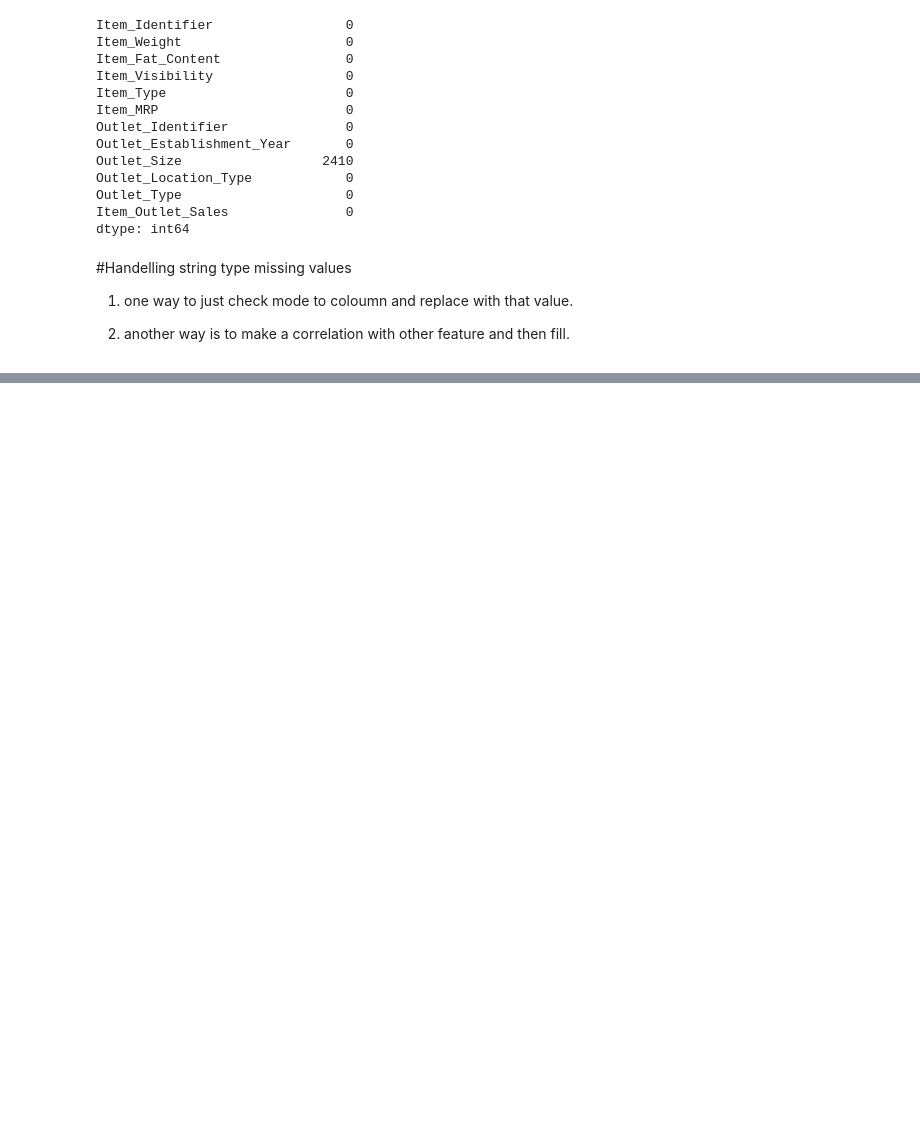
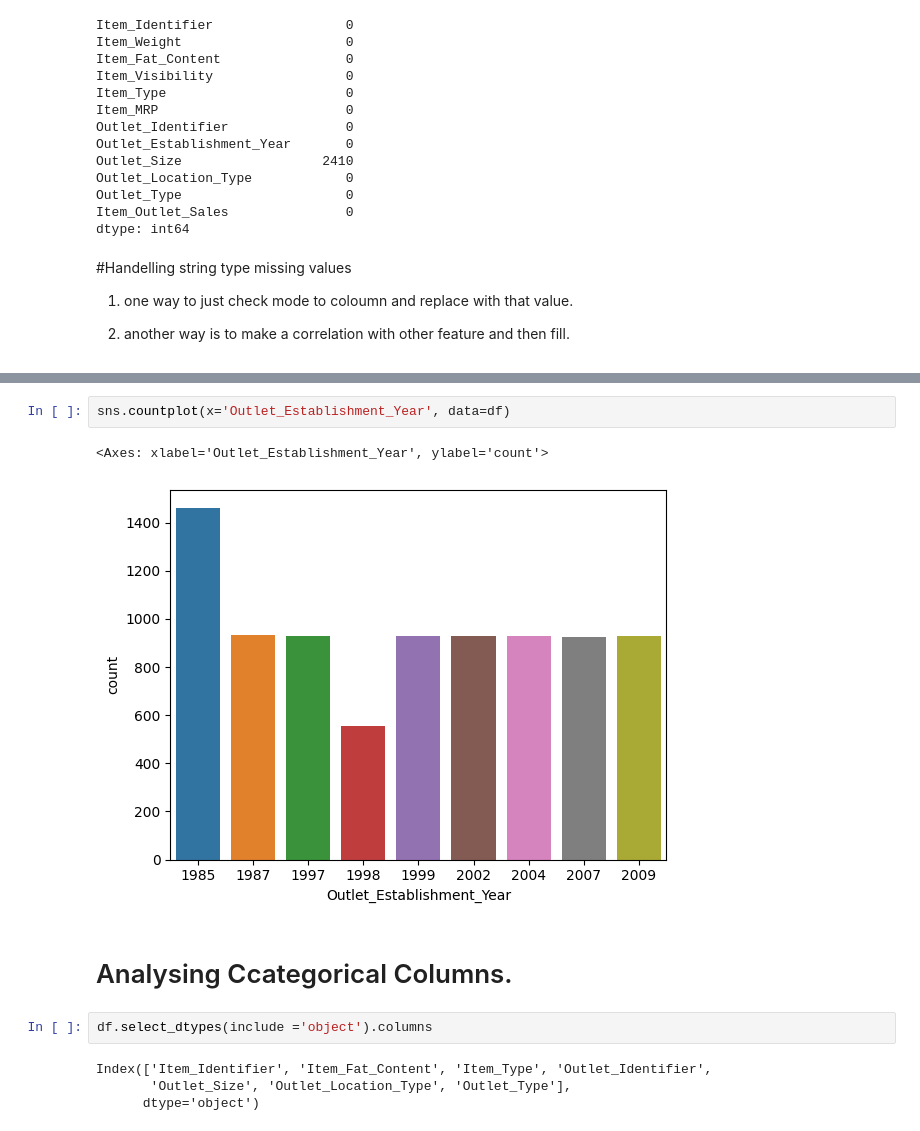
Before and after one commit to AnmolMohak/Placement_related_Projects, a Jupyter notebook: Placement_project_Bigmart.ipynb, the cells around one changed output, grey strips where cells are left out. Saved outputs shown, nothing was run; the diff lists cells and outputs as text; blank space fills up the shorter version.

```diff
--- a/Placement_project_Bigmart.ipynb
+++ b/Placement_project_Bigmart.ipynb
@@ -167,0 +206,13 @@ Index: []
+# %%
+sns.countplot(x='Outlet_Establishment_Year', data=df)
+# %% [output]
+<Axes: xlabel='Outlet_Establishment_Year', ylabel='count'>
+[figure, added]
+# %% [markdown]
+# Analysing Ccategorical Columns.
+# %%
+df.select_dtypes(include ='object').columns
+# %% [output]
+Index(['Item_Identifier', 'Item_Fat_Content', 'Item_Type', 'Outlet_Identifier',
+       'Outlet_Size', 'Outlet_Location_Type', 'Outlet_Type'],
+      dtype='object')
```
Also changed, not shown: parts of 39 cells of this notebook.
